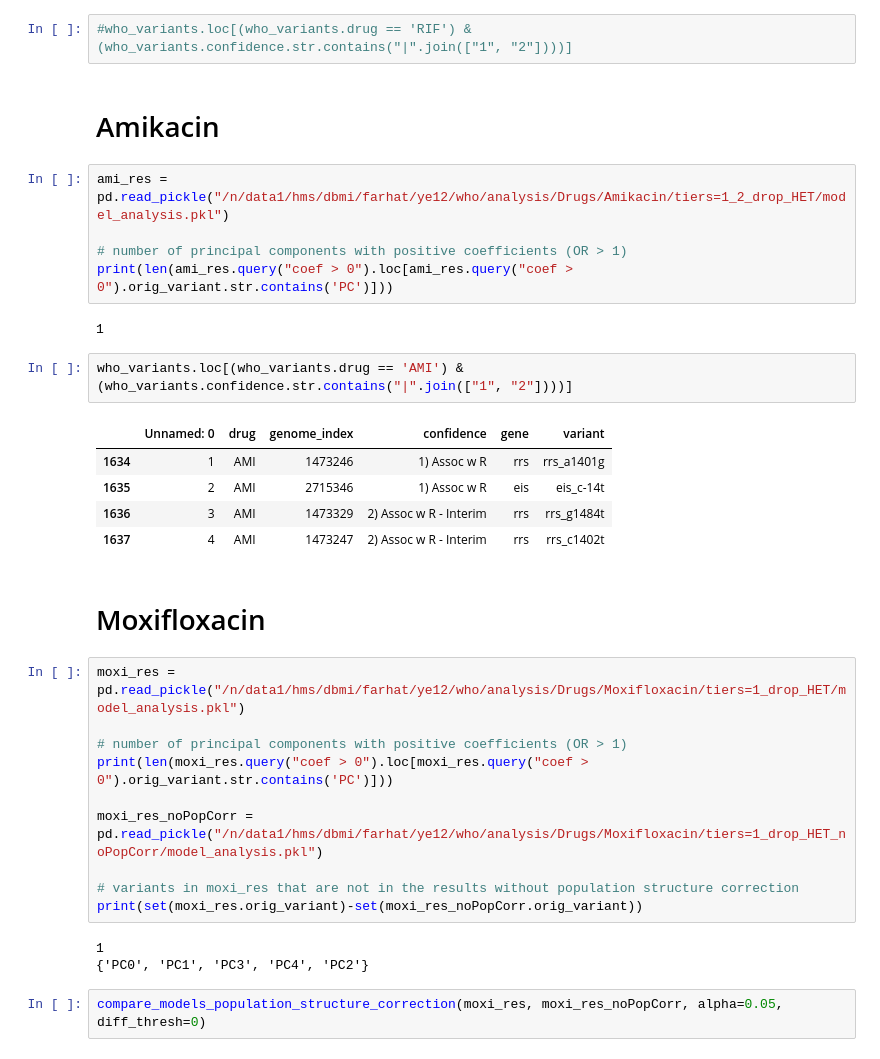
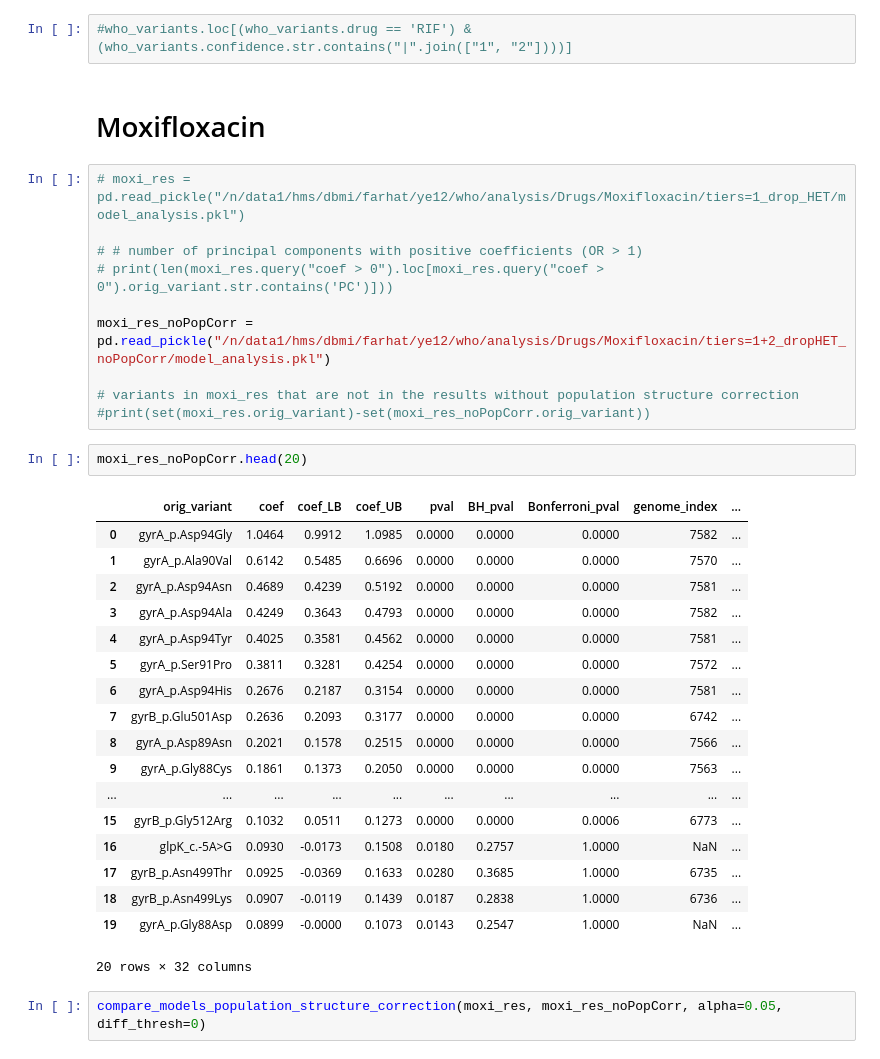
Before and after one commit to farhat-lab/who-analysis, a Jupyter notebook: analysis.ipynb, the cells around one changed output. Saved outputs shown, nothing was run; the diff lists cells and outputs as text.

```diff
--- a/analysis.ipynb
+++ b/analysis.ipynb
@@ -99,38 +117,39 @@ p-value: 0.7086
 #rif_res.query("coef > 0 & pval < 0.05")
 # %%
 #who_variants.loc[(who_variants.drug == 'RIF') & (who_variants.confidence.str.contains("|".join(["1", "2"])))]
-# %% [markdown]
-# Amikacin
-# %%
-ami_res = pd.read_pickle("/n/data1/hms/dbmi/farhat/ye12/who/analysis/Drugs/Amikacin/tiers=1_2_drop_HET/model_analysis.pkl")
-
-# number of principal components with positive coefficients (OR > 1)
-print(len(ami_res.query("coef > 0").loc[ami_res.query("coef > 0").orig_variant.str.contains('PC')]))
-# %% [output]
-1
-# %%
-who_variants.loc[(who_variants.drug == 'AMI') & (who_variants.confidence.str.contains("|".join(["1", "2"])))]
-# %% [output]
-|  | Unnamed: 0 | drug | genome_index | confidence | gene | variant |
-| 1634 | 1 | AMI | 1473246 | 1) Assoc w R | rrs | rrs_a1401g |
-| 1635 | 2 | AMI | 2715346 | 1) Assoc w R | eis | eis_c-14t |
-| 1636 | 3 | AMI | 1473329 | 2) Assoc w R - Interim | rrs | rrs_g1484t |
-| 1637 | 4 | AMI | 1473247 | 2) Assoc w R - Interim | rrs | rrs_c1402t |
 # %% [markdown]
 # Moxifloxacin
 # %%
-moxi_res = pd.read_pickle("/n/data1/hms/dbmi/farhat/ye12/who/analysis/Drugs/Moxifloxacin/tiers=1_drop_HET/model_analysis.pkl")
+# moxi_res = pd.read_pickle("/n/data1/hms/dbmi/farhat/ye12/who/analysis/Drugs/Moxifloxacin/tiers=1_drop_HET/model_analysis.pkl")
 
-# number of principal components with positive coefficients (OR > 1)
-print(len(moxi_res.query("coef > 0").loc[moxi_res.query("coef > 0").orig_variant.str.contains('PC')]))
+# # number of principal components with positive coefficients (OR > 1)
+# print(len(moxi_res.query("coef > 0").loc[moxi_res.query("coef > 0").orig_variant.str.contains('PC')]))
 
-moxi_res_noPopCorr = pd.read_pickle("/n/data1/hms/dbmi/farhat/ye12/who/analysis/Drugs/Moxifloxacin/tiers=1_drop_HET_noPopCorr/model_analysis.pkl")
+moxi_res_noPopCorr = pd.read_pickle("/n/data1/hms/dbmi/farhat/ye12/who/analysis/Drugs/Moxifloxacin/tiers=1+2_dropHET_noPopCorr/model_analysis.pkl")
 
 # variants in moxi_res that are not in the results without population structure correction
-print(set(moxi_res.orig_variant)-set(moxi_res_noPopCorr.orig_variant))
+#print(set(moxi_res.orig_variant)-set(moxi_res_noPopCorr.orig_variant))
-# %% [output]
-1
-{'PC0', 'PC1', 'PC3', 'PC4', 'PC2'}
+# %%
+moxi_res_noPopCorr.head(20)
+# %% [output]
+|  | orig_variant | coef | coef_LB | coef_UB | pval | BH_pval | Bonferroni_pval | genome_index | ... |
+| 0 | gyrA_p.Asp94Gly | 1.0464 | 0.9912 | 1.0985 | 0.0000 | 0.0000 | 0.0000 | 7582 | ... |
+| 1 | gyrA_p.Ala90Val | 0.6142 | 0.5485 | 0.6696 | 0.0000 | 0.0000 | 0.0000 | 7570 | ... |
+| 2 | gyrA_p.Asp94Asn | 0.4689 | 0.4239 | 0.5192 | 0.0000 | 0.0000 | 0.0000 | 7581 | ... |
+| 3 | gyrA_p.Asp94Ala | 0.4249 | 0.3643 | 0.4793 | 0.0000 | 0.0000 | 0.0000 | 7582 | ... |
+| 4 | gyrA_p.Asp94Tyr | 0.4025 | 0.3581 | 0.4562 | 0.0000 | 0.0000 | 0.0000 | 7581 | ... |
+| 5 | gyrA_p.Ser91Pro | 0.3811 | 0.3281 | 0.4254 | 0.0000 | 0.0000 | 0.0000 | 7572 | ... |
+| 6 | gyrA_p.Asp94His | 0.2676 | 0.2187 | 0.3154 | 0.0000 | 0.0000 | 0.0000 | 7581 | ... |
+| 7 | gyrB_p.Glu501Asp | 0.2636 | 0.2093 | 0.3177 | 0.0000 | 0.0000 | 0.0000 | 6742 | ... |
+| 8 | gyrA_p.Asp89Asn | 0.2021 | 0.1578 | 0.2515 | 0.0000 | 0.0000 | 0.0000 | 7566 | ... |
+| 9 | gyrA_p.Gly88Cys | 0.1861 | 0.1373 | 0.2050 | 0.0000 | 0.0000 | 0.0000 | 7563 | ... |
+| ... | ... | ... | ... | ... | ... | ... | ... | ... | ... |
+| 15 | gyrB_p.Gly512Arg | 0.1032 | 0.0511 | 0.1273 | 0.0000 | 0.0000 | 0.0006 | 6773 | ... |
+| 16 | glpK_c.-5A>G | 0.0930 | -0.0173 | 0.1508 | 0.0180 | 0.2757 | 1.0000 | NaN | ... |
+| 17 | gyrB_p.Asn499Thr | 0.0925 | -0.0369 | 0.1633 | 0.0280 | 0.3685 | 1.0000 | 6735 | ... |
+| 18 | gyrB_p.Asn499Lys | 0.0907 | -0.0119 | 0.1439 | 0.0187 | 0.2838 | 1.0000 | 6736 | ... |
+| 19 | gyrA_p.Gly88Asp | 0.0899 | -0.0000 | 0.1073 | 0.0143 | 0.2547 | 1.0000 | NaN | ... |
+20 rows × 32 columns
 # %%
 compare_models_population_structure_correction(moxi_res, moxi_res_noPopCorr, alpha=0.05, diff_thresh=0)
 # %% [output]
```
Also changed, not shown: parts of 2 cells of this notebook, 5 other files.
